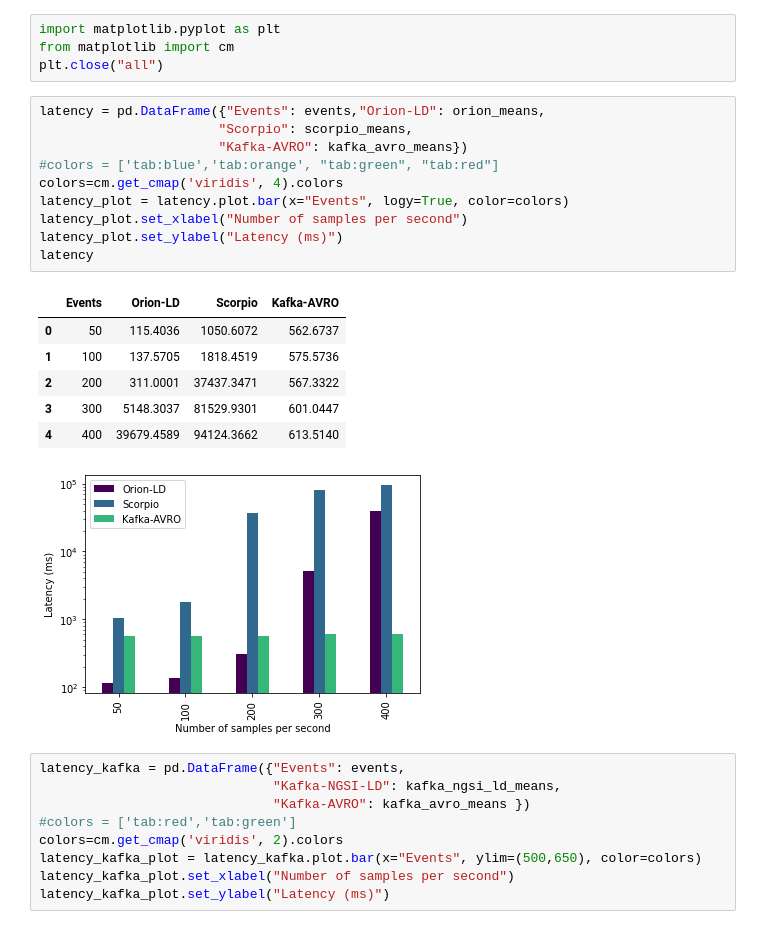
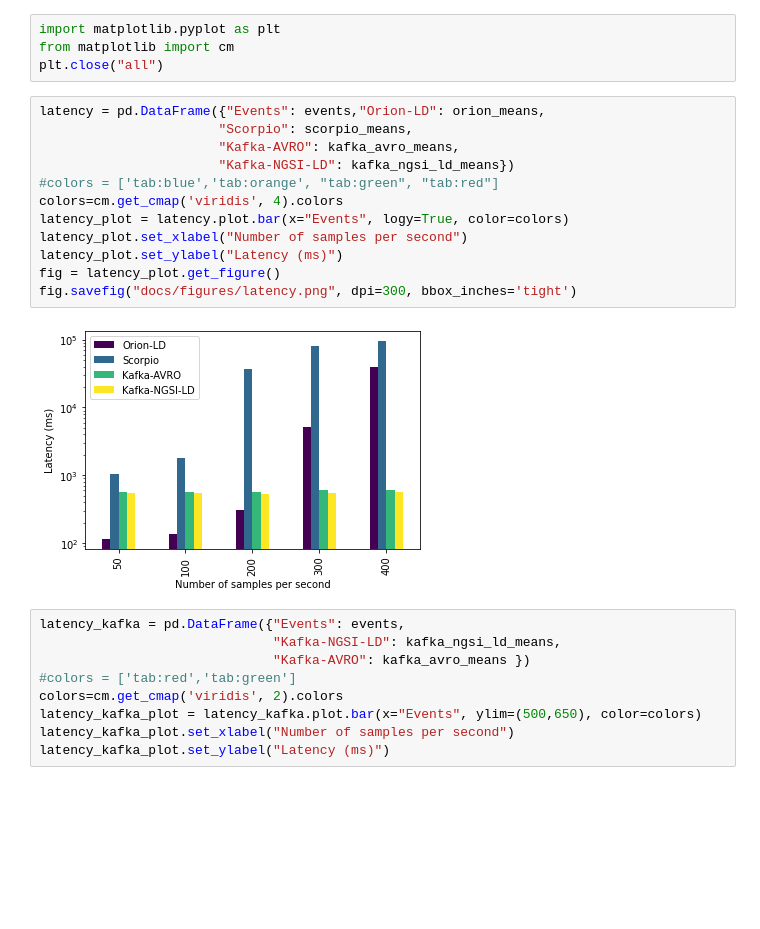
Before and after one commit to giros-dit/cim-prometheus-pipelines, a Jupyter notebook: Experiments.ipynb, the cells around one changed output. Saved outputs shown, nothing was run; the diff lists cells and outputs as text; blank space fills up the shorter version.

Commit message:
Upload figures of plots

```diff
--- a/Experiments.ipynb
+++ b/Experiments.ipynb
@@ -122,21 +118,17 @@ plt.close("all")
 # %%
 latency = pd.DataFrame({"Events": events,"Orion-LD": orion_means,
                        "Scorpio": scorpio_means,
-                       "Kafka-AVRO": kafka_avro_means})
+                       "Kafka-AVRO": kafka_avro_means,
+                       "Kafka-NGSI-LD": kafka_ngsi_ld_means})
 #colors = ['tab:blue','tab:orange', "tab:green", "tab:red"]
 colors=cm.get_cmap('viridis', 4).colors
 latency_plot = latency.plot.bar(x="Events", logy=True, color=colors)
 latency_plot.set_xlabel("Number of samples per second")
 latency_plot.set_ylabel("Latency (ms)")
-latency
+fig = latency_plot.get_figure()
+fig.savefig("docs/figures/latency.png", dpi=300, bbox_inches='tight')
 # %% [output]
-|  | Events | Orion-LD | Scorpio | Kafka-AVRO |
-| 0 | 50 | 115.4036 | 1050.6072 | 562.6737 |
-| 1 | 100 | 137.5705 | 1818.4519 | 575.5736 |
-| 2 | 200 | 311.0001 | 37437.3471 | 567.3322 |
-| 3 | 300 | 5148.3037 | 81529.9301 | 601.0447 |
-| 4 | 400 | 39679.4589 | 94124.3662 | 613.5140 |
-[figure, old version]
+[figure, new version]
 # %%
 latency_kafka = pd.DataFrame({"Events": events,
                               "Kafka-NGSI-LD": kafka_ngsi_ld_means,
```
Also changed, not shown: parts of 3 cells of this notebook, 3 other files.
